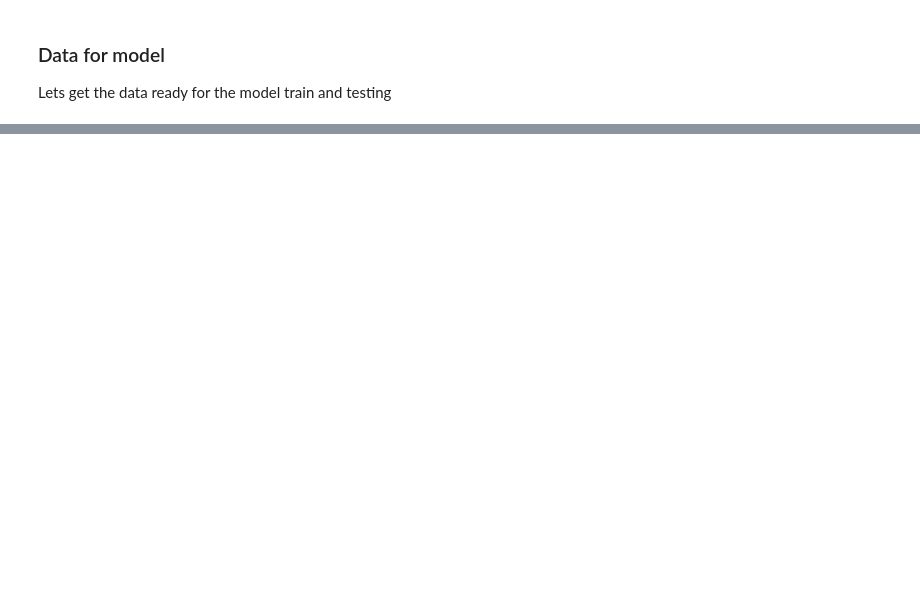
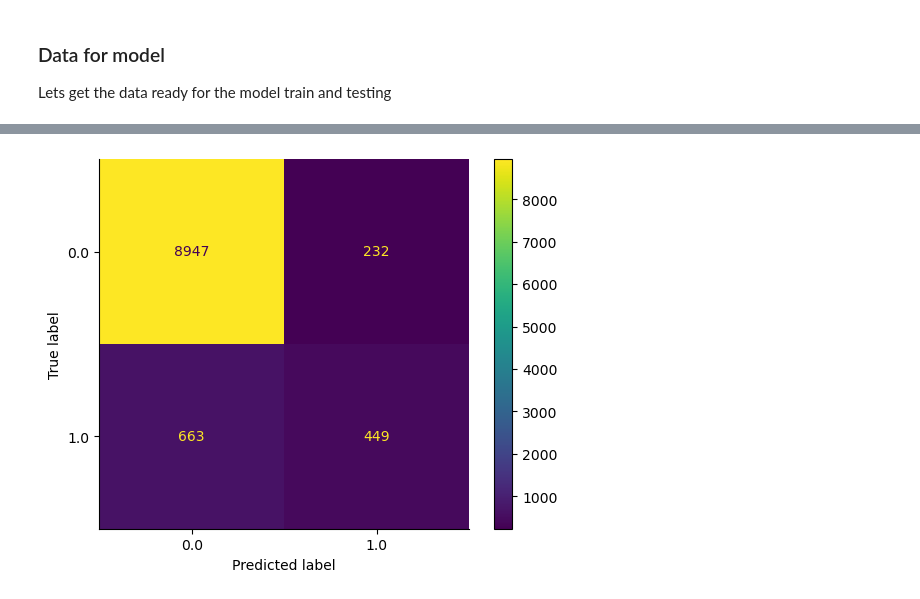
Before and after one commit to trguduru/bank_marketing_prediction, a Jupyter notebook: classification_models_analysis.ipynb, the cells around one changed output, grey strips where cells are left out. Cells and saved outputs as stored; diff of their text form; code cells hidden in the pictures; blank space fills up the shorter version.

```diff
--- a/classification_models_analysis.ipynb
+++ b/classification_models_analysis.ipynb
@@ -363,0 +375,15 @@ print(accuracy_score(y_test,knn.predict(X_test)))
+# %%
+log_reg = LogisticRegression()
+parameters = {
+    "penalty":["l1", "l2", "elasticnet"],
+    "C": [10,50,100],
+    "max_iter": [10,50,100],
+    "solver":['lbfgs', 'liblinear', 'newton-cg', 'newton-cholesky', 'sag', 'saga']
+}
+lgr_gridSearchCV = GridSearchCV(log_reg,param_grid=parameters, scoring="accuracy", cv=5).fit(X_train,y_train)
+gs_train_score = lgr_gridSearchCV.score(X_train,y_train)
+gs_test_Score = lgr_gridSearchCV.score(X_test,y_test)
+train_performance['LGR_GRIDSEARCH'] = gs_train_score
+test_performance['LGR_GRIDSEARCH'] = gs_test_Score
+
+print("Train Score: ",gs_train_score, "Test Score: ", gs_test_Score)
@@ -363,0 +413,10 @@ print(accuracy_score(y_test,knn.predict(X_test)))
+# %%
+# create a function for confusion matrix plot
+def plot_confusion_matrix(y_true,y_predict,gs):
+    cm = confusion_matrix(y_true,y_predict)
+    disp = ConfusionMatrixDisplay(confusion_matrix=cm,display_labels=gs.classes_)
+    disp.plot()
+# %%
+plot_confusion_matrix(y_test,lgr_gridSearchCV.predict(X_test),lgr_gridSearchCV)
+# %% [output]
+[figure, added]
```
Also changed, not shown: parts of 54 cells of this notebook, 12 other files.
